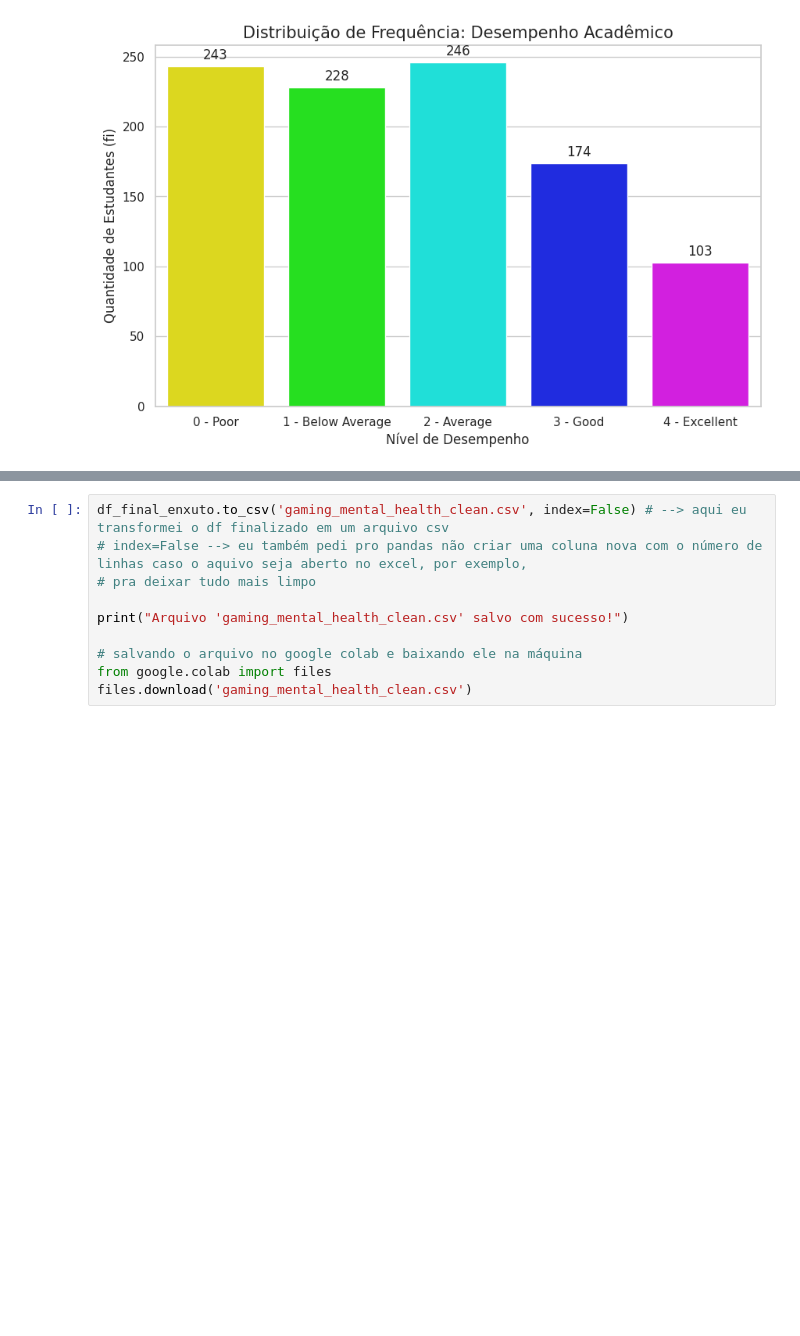
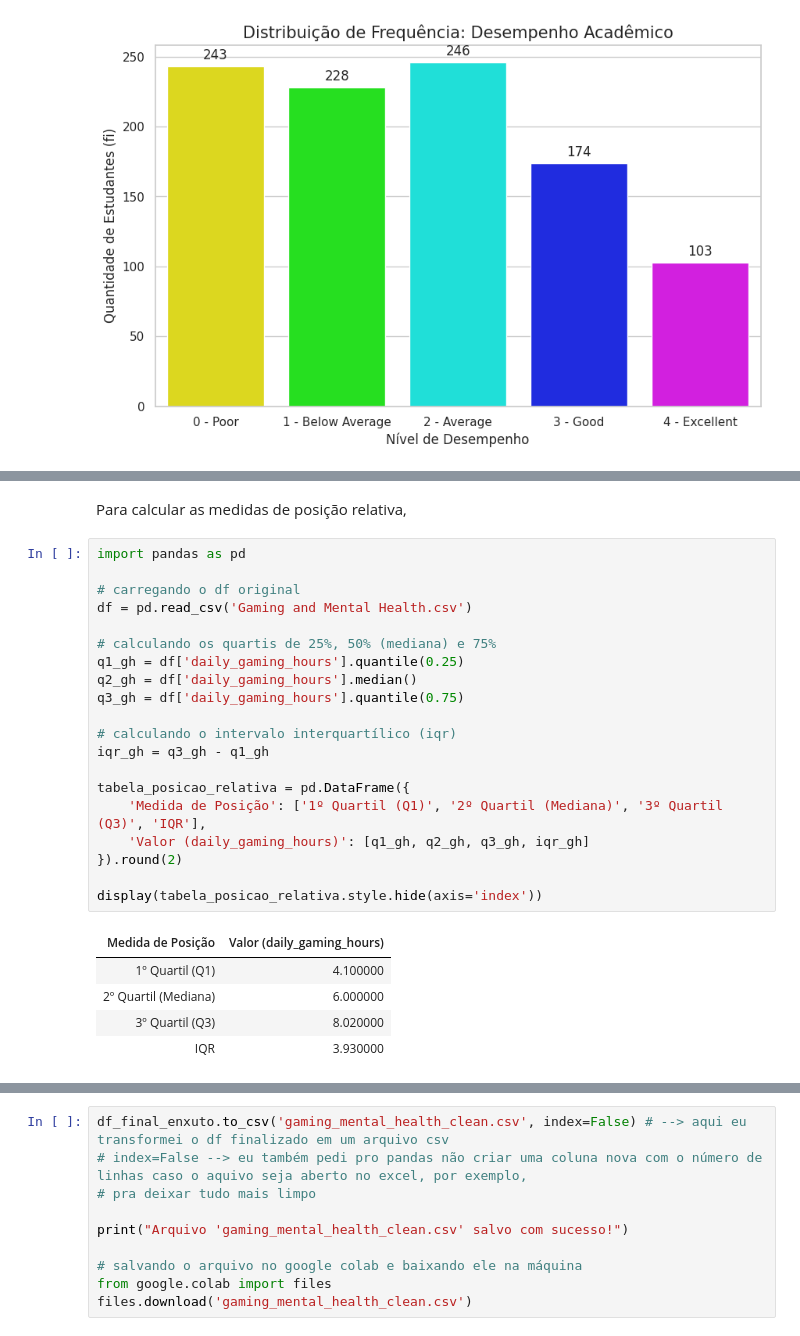
Before and after one commit to LauraRii/projeto-final-cdd-2026-, a Jupyter notebook: projetofinalcdd.ipynb, the cells around one changed output, grey strips where cells are left out. Drawn from its saved outputs; the diff is of its cells as text; blank space fills up the shorter version.

```diff
--- a/projetofinalcdd.ipynb
+++ b/projetofinalcdd.ipynb
@@ -551,0 +692,28 @@ plt.show()
+# %% [markdown]
+Para calcular as medidas de posição relativa,
+# %%
+import pandas as pd
+
+# carregando o df original
+df = pd.read_csv('Gaming and Mental Health.csv')
+
+# calculando os quartis de 25%, 50% (mediana) e 75%
+q1_gh = df['daily_gaming_hours'].quantile(0.25)
+q2_gh = df['daily_gaming_hours'].median()
+q3_gh = df['daily_gaming_hours'].quantile(0.75)
+
+# calculando o intervalo interquartílico (iqr)
+iqr_gh = q3_gh - q1_gh
+
+tabela_posicao_relativa = pd.DataFrame({
+    'Medida de Posição': ['1º Quartil (Q1)', '2º Quartil (Mediana)', '3º Quartil (Q3)', 'IQR'],
+    'Valor (daily_gaming_hours)': [q1_gh, q2_gh, q3_gh, iqr_gh]
+}).round(2)
+
+display(tabela_posicao_relativa.style.hide(axis='index'))
+# %% [output]
+| Medida de Posição | Valor (daily_gaming_hours) |
+| 1º Quartil (Q1) | 4.100000 |
+| 2º Quartil (Mediana) | 6.000000 |
+| 3º Quartil (Q3) | 8.020000 |
+| IQR | 3.930000 |
```
Also changed, not shown: parts of 21 cells of this notebook.
